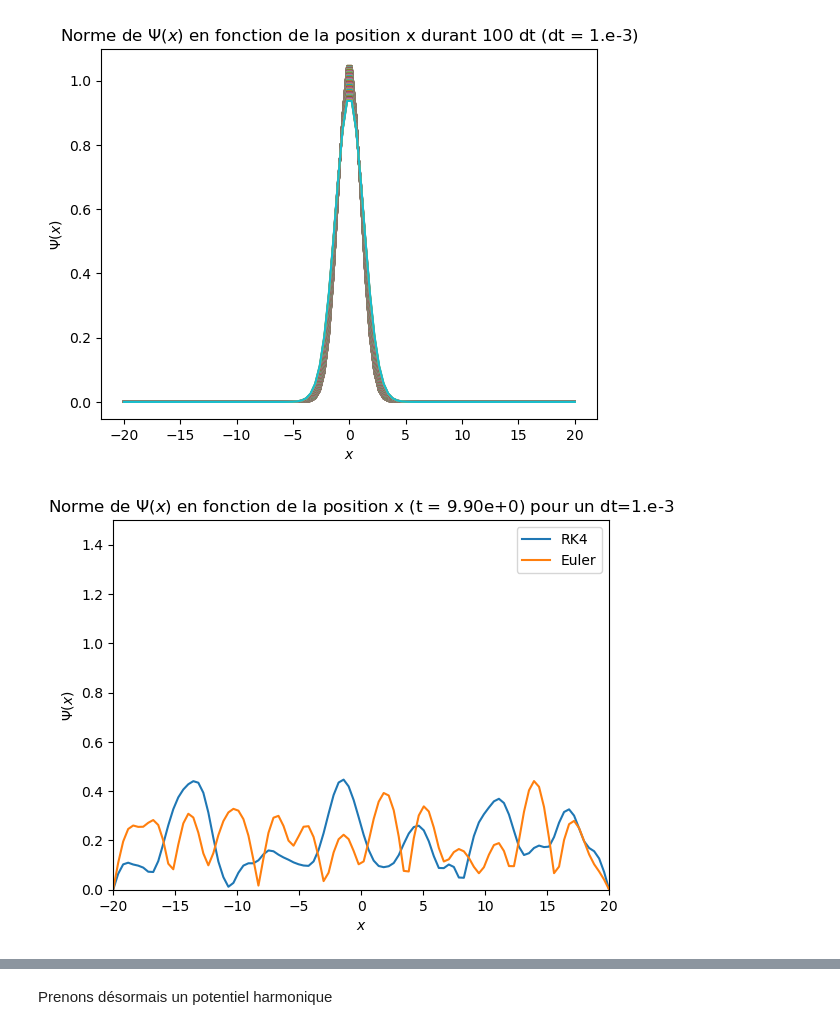
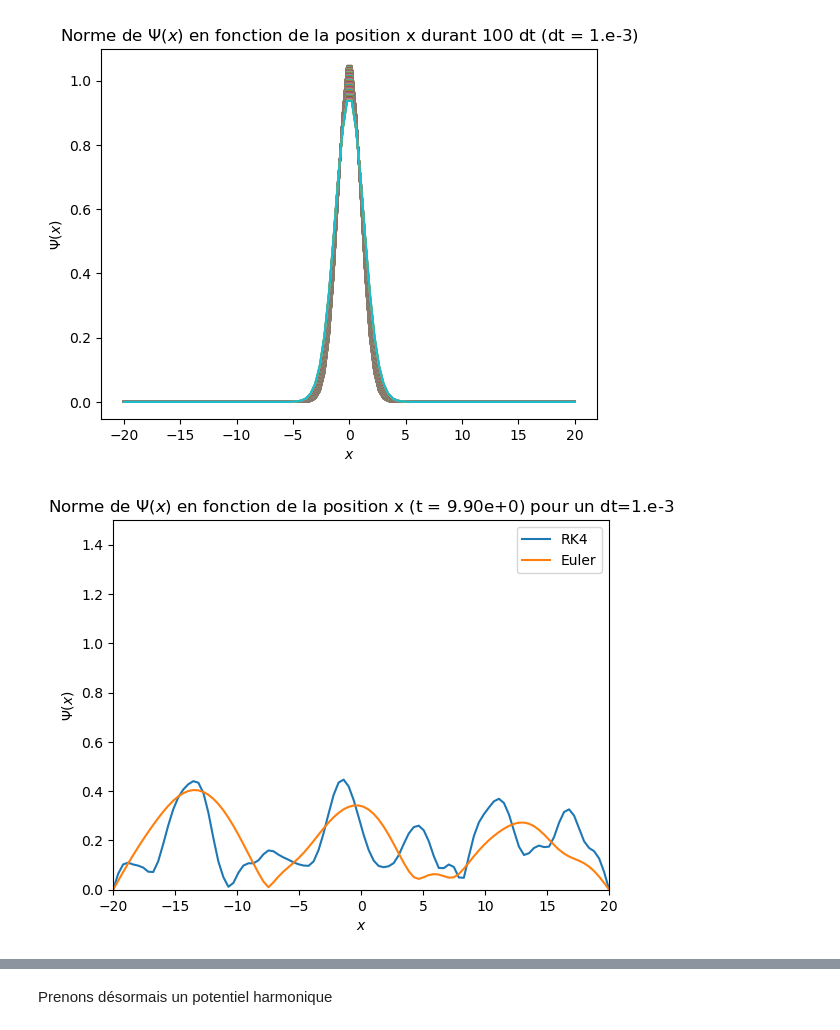
Before and after one commit to lucasboistay/shrodinger_simulation, a Jupyter notebook: evo_temp.ipynb, the cells around one changed output, grey strips where cells are left out. Saved outputs shown, nothing was run; the diff lists cells and outputs as text; code cells hidden in the pictures.

```diff
--- a/evo_temp.ipynb
+++ b/evo_temp.ipynb
@@ -84,13 +87,14 @@ def get_psi_statio(potentiel):
 # %% [markdown]
 Puis, on forme la matrice H complète à partir de ses valeurs tridiagonale
 # %%
+@njit
 def get_h(potentiel):
     """
     Return H the matrix from the potential
     :param potentiel: potential to get H
     :return: H matrix (N,N)
     """
-    h = np.zeros((N,N),dtype=complex)
+    h = np.zeros((N,N))
     d,e = get_matrice(potentiel)
     # on ajoute les valeurs dans H
     for i in range(N):
@@ -102,6 +106,7 @@ def get_h(potentiel):
 # %% [markdown]
 On forme ensuite une liste de liste psi\[t\]\[x\] représentant toutes les valeurs de v (le vecteur de psi) pour tout t
 # %%
+@njit
 def f(psi,potentiel):
     """
     The method we get from the fonction of d/dt(psi)
@@ -109,7 +114,9 @@ def f(psi,potentiel):
     :param potentiel: potential
     :return: d/dt(psi)
     """
-    return np.matmul(-1j*get_h(potentiel),psi)
+    moins_i_H = (-1j*get_h(potentiel)).astype(np.complex64)
+    psi_np = psi.astype(np.complex64)
+    return np.dot(moins_i_H,psi_np)
 
 def euler(psi,potentiel):
     """
@@ -250,6 +258,9 @@ def get_anim_diff_between_methods(psi_init_1,psi_init_2,potentiel,step,name):
     plt.show()
 # ------------ FIN ANIMATION -------------- #
 # %%
+start = perf_counter()
 get_anim_diff_between_methods(get_psi_gauss(1,1),get_psi_gauss(-1,1),V_nul,100,"gauss_pot_nul_séparé")
+end = perf_counter()
+print("Elapsed (after compilation) = {}s".format((end - start)))
 # %% [output]
-[figure, old version]
+[figure, new version]
```
Also changed, not shown: parts of 5 cells of this notebook, 6 other files.
